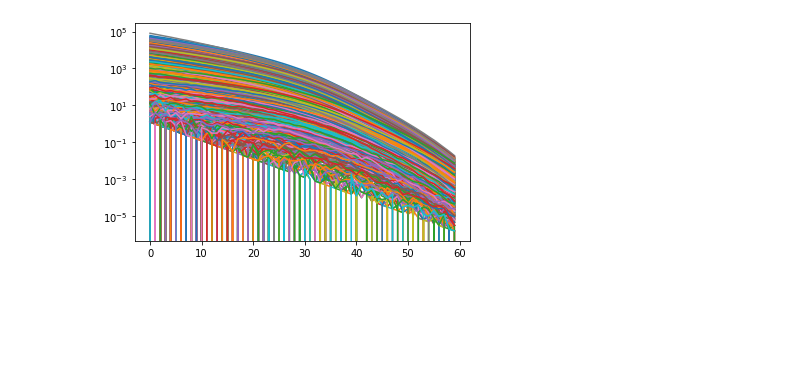
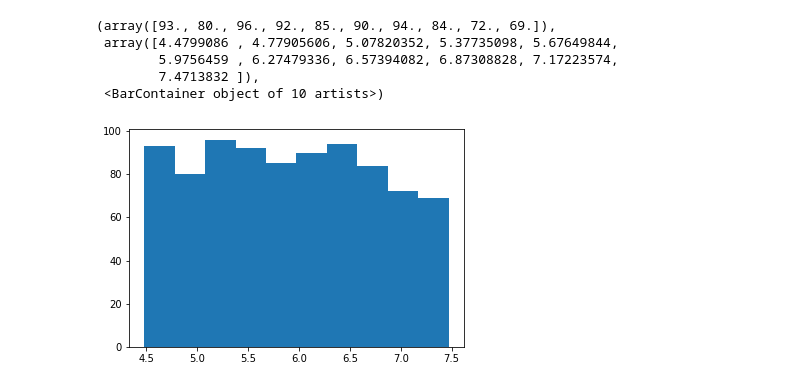
Before and after one commit to nj-vs-vh/pyCOAST, a Jupyter notebook: carpet-scripts/aggregated_ldf_local.ipynb, the cells around one changed output. Cells and saved outputs as stored; diff of their text form; code cells hidden in the pictures; blank space fills up the shorter version.

```diff
--- a/carpet-scripts/aggregated_ldf_local.ipynb
+++ b/carpet-scripts/aggregated_ldf_local.ipynb
@@ -11,6 +11,17 @@ TEMP_FILES = Path('../temp-data/photons')
 with open(TEMP_FILES / 'meta.dat') as metadata_file:
     metadata = {}
     for line in metadata_file:
-        fname, theta, _ = line.split()
-        metadata[fname] = float(theta)
+        fname, energy, theta, z_first = line.split(', ')
+        metadata[fname] = {'theta': float(theta), 'energy': float(energy)}
+# %%
+energies = np.array([entry['energy'] for entry in metadata.values()])
+
+plt.hist(np.log10(energies))
+# %% [output]
+(array([93., 80., 96., 92., 85., 90., 94., 84., 72., 69.]),
+ array([4.4799086 , 4.77905606, 5.07820352, 5.37735098, 5.67649844,
+        5.9756459 , 6.27479336, 6.57394082, 6.87308828, 7.17223574,
+        7.4713832 ]),
+ <BarContainer object of 10 artists>)
+[figure, added]
 # %%
@@ -27,12 +38,0 @@ def read_hist_dump(file_path):
-# %%
-
-dump_file_paths = [f for f in TEMP_FILES.iterdir() if f.is_file()]
-
-for dat_file in tqdm(dump_file_paths):
-    data = read_hist_dump(dat_file)
-    plt.plot(data)
-
-plt.yscale('log')
-plt.show()
-# %% [output]
-[figure, removed]
```
Also changed, not shown: parts of 3 cells of this notebook.
